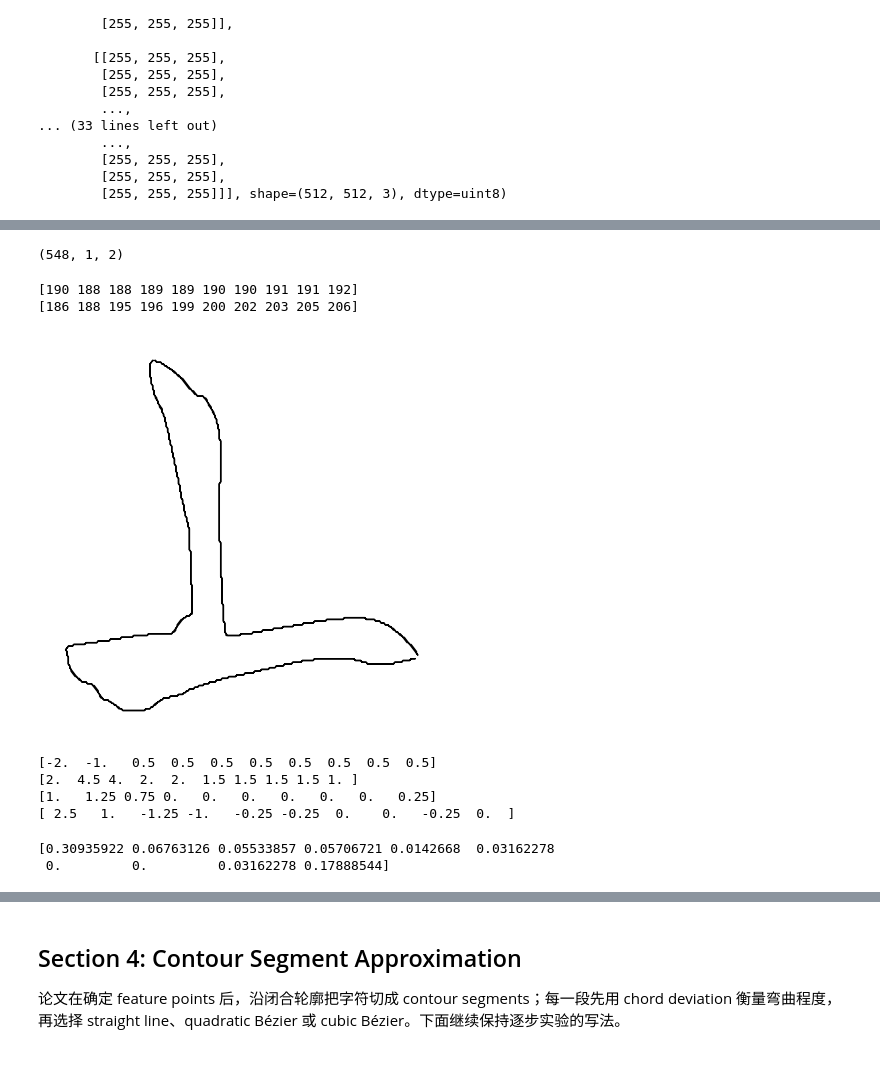
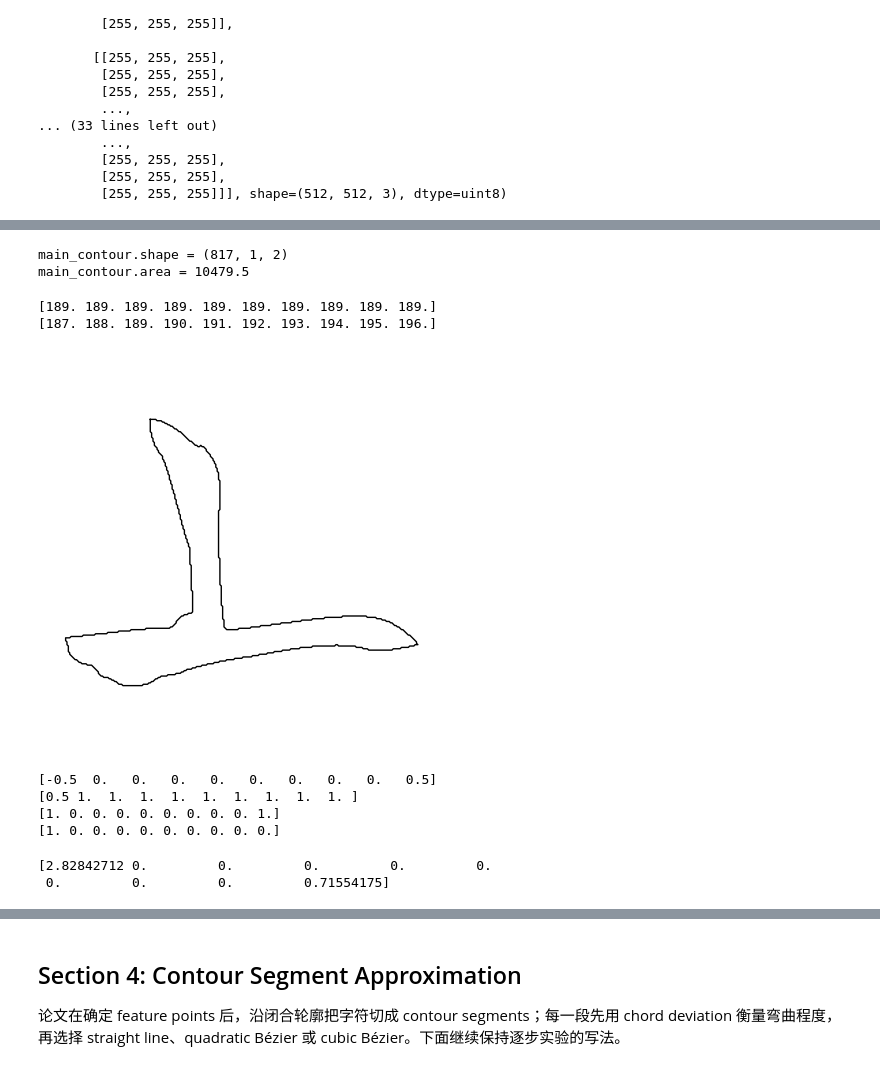
Before and after one commit to Leamon-Lee/zi-font, a Jupyter notebook: 001-calligraphy-outline-font/001-001-calligraphy-outline-font.ipynb, the cells around one changed output, grey strips where cells are left out. Drawn from its saved outputs; the diff is of its cells as text; code cells hidden in the pictures.

```diff
--- a/001-calligraphy-outline-font/001-001-calligraphy-outline-font.ipynb
+++ b/001-calligraphy-outline-font/001-001-calligraphy-outline-font.ipynb
@@ -45,5 +71,11 @@ plt.show()
 # %%
-contours, hierarchy = cv2.findContours(edge, cv2.RETR_EXTERNAL, cv2.CHAIN_APPROX_SIMPLE)
+# 直接在填充的二值字形上提取外轮廓。CHAIN_APPROX_NONE 保留连续边界点，
+# 更适合后续的周期差分和曲率计算。
+contours, hierarchy = cv2.findContours(
+    mask.copy(),
+    cv2.RETR_EXTERNAL,
+    cv2.CHAIN_APPROX_NONE
+)
 
 for i, contour in enumerate(contours):
     print(
@@ -94,46 +128,70 @@ plt.show()
 # %%
-longest_contour = max(
-    contours,
-    key=lambda x: len(x)
-)
+if not contours:
+    raise ValueError("No contour was found in the binary mask.")
 
-longest_contour.shape
+# 点数最多的轮廓可能只是细长的退化边缘；按包围面积选择主体轮廓。
+main_contour = max(contours, key=cv2.contourArea)
+
+print("main_contour.shape =", main_contour.shape)
+print("main_contour.area =", cv2.contourArea(main_contour))
 # %% [output]
-(548, 1, 2)
+main_contour.shape = (817, 1, 2)
+main_contour.area = 10479.5
 # %%
-contour1 = longest_contour[:, 0, :]
+contour1 = main_contour[:, 0, :].astype(np.float64)
 
-x, y = contour1[:, 0].astype(int), contour1[:, 1].astype(int)
+# 清理相邻重复点，防止零长度边导致曲率分母接近零。
+keep = np.r_[True, np.any(np.diff(contour1, axis=0) != 0, axis=1)]
+contour1 = contour1[keep]
+
+x, y = contour1[:, 0], contour1[:, 1]
 
 print(x[:10])
 print(y[:10])
 # %% [output]
-[190 188 188 189 189 190 190 191 191 192]
-[186 188 195 196 199 200 202 203 205 206]
+[189. 189. 189. 189. 189. 189. 189. 189. 189. 189.]
+[187. 188. 189. 190. 191. 192. 193. 194. 195. 196.]
 # %%
+# OpenCV 在几何意义上把 contour 视为闭合，但返回数组通常不会重复首点。
+# 绘图时单独追加首点；contour1 本身仍保持无重复端点，供曲率计算使用。
+closed_contour = np.vstack((contour1, contour1[0]))
+
 plt.figure(figsize=(5, 5))
 
-plt.plot(x, y, color="black", linewidth=1)
+plt.plot(
+    closed_contour[:, 0],
+    closed_contour[:, 1],
+    color="black",
+    linewidth=1
+)
 
 plt.gca().invert_yaxis()
 
+plt.axis("equal")
 plt.axis("off")
 plt.show()
 # %% [output]
-[figure, old version]
+[figure, new version]
 # %%
-dx, dy = np.gradient(x), np.gradient(y)
+# 对闭合轮廓使用周期中心差分，避免 np.gradient 在数组两端产生人为边界。
+previous_points = np.roll(contour1, 1, axis=0)
+next_points = np.roll(contour1, -1, axis=0)
+
+first_derivative = (next_points - previous_points) / 2.0
+second_derivative = next_points - 2.0 * contour1 + previous_points
+
+dx, dy = first_derivative[:, 0], first_derivative[:, 1]
 print(dx[:10])
 print(dy[:10])
 
-ddx, ddy = np.gradient(dx), np.gradient(dy)
+ddx, ddy = second_derivative[:, 0], second_derivative[:, 1]
 print(ddx[:10])
 print(ddy[:10])
 # %% [output]
-[-2.  -1.   0.5  0.5  0.5  0.5  0.5  0.5  0.5  0.5]
-[2.  4.5 4.  2.  2.  1.5 1.5 1.5 1.5 1. ]
-[1.   1.25 0.75 0.   0.   0.   0.   0.   0.   0.25]
-[ 2.5   1.   -1.25 -1.   -0.25 -0.25  0.    0.   -0.25  0.  ]
+[-0.5  0.   0.   0.   0.   0.   0.   0.   0.   0.5]
+[0.5 1.  1.  1.  1.  1.  1.  1.  1.  1. ]
+[1. 0. 0. 0. 0. 0. 0. 0. 0. 1.]
+[1. 0. 0. 0. 0. 0. 0. 0. 0. 0.]
 # %%
 numerator = np.abs(
     dx * ddy - dy * ddx
@@ -141,14 +199,12 @@ numerator = np.abs(
 
 denominator = (dx ** 2 + dy ** 2) ** 1.5
 
-denominator[denominator < 1e-8] = 1e-8
-
-curvature = numerator / denominator
+curvature = numerator / np.maximum(denominator, 1e-8)
 
 print(curvature[:10])
 # %% [output]
-[0.30935922 0.06763126 0.05533857 0.05706721 0.0142668  0.03162278
- 0.         0.         0.03162278 0.17888544]
+[2.82842712 0.         0.         0.         0.         0.
+ 0.         0.         0.         0.71554175]
 # %%
 plt.figure(figsize=(12,4))
 
```
Also changed, not shown: parts of 45 cells of this notebook, 18 other files.
